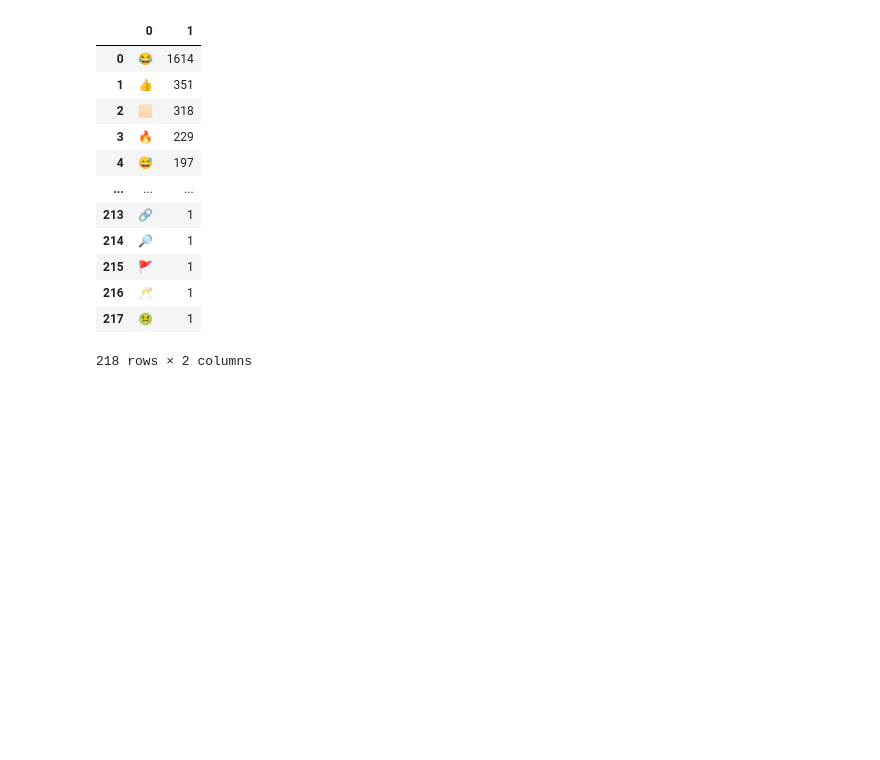
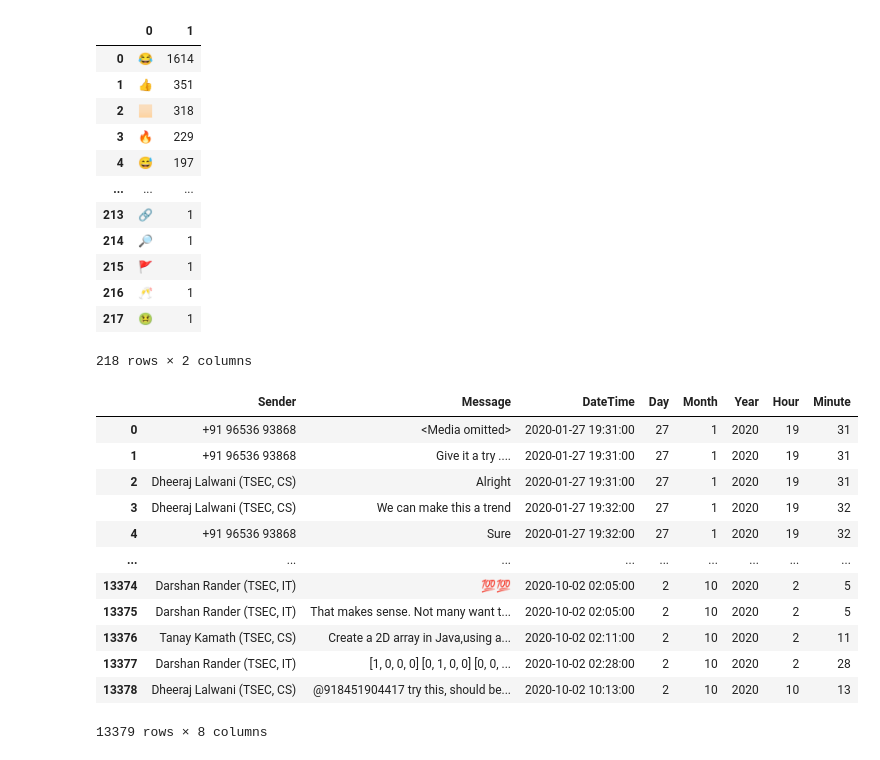
Before and after one commit to sumitkudale21/whatsapp-chat-analysis, a Jupyter notebook: wapp.ipynb, the cells around one changed output. Saved outputs shown, nothing was run; the diff lists cells and outputs as text; code cells hidden in the pictures; blank space fills up the shorter version.

```diff
--- a/wapp.ipynb
+++ b/wapp.ipynb
@@ -380,3 +378,19 @@ pd.DataFrame(Counter(emojis).most_common(len(Counter(emojis))))
 | 216 | 🥂 | 1 |
 | 217 | 🤢 | 1 |
 218 rows × 2 columns
+# %%
+df
+# %% [output]
+|  | Sender | Message | DateTime | Day | Month | Year | Hour | Minute |
+| 0 | +91 96536 93868 | <Media omitted> | 2020-01-27 19:31:00 | 27 | 1 | 2020 | 19 | 31 |
+| 1 | +91 96536 93868 | Give it a try .... | 2020-01-27 19:31:00 | 27 | 1 | 2020 | 19 | 31 |
+| 2 | Dheeraj Lalwani (TSEC, CS) | Alright | 2020-01-27 19:31:00 | 27 | 1 | 2020 | 19 | 31 |
+| 3 | Dheeraj Lalwani (TSEC, CS) | We can make this a trend | 2020-01-27 19:32:00 | 27 | 1 | 2020 | 19 | 32 |
+| 4 | +91 96536 93868 | Sure | 2020-01-27 19:32:00 | 27 | 1 | 2020 | 19 | 32 |
+| ... | ... | ... | ... | ... | ... | ... | ... | ... |
+| 13374 | Darshan Rander (TSEC, IT) | 💯💯 | 2020-10-02 02:05:00 | 2 | 10 | 2020 | 2 | 5 |
+| 13375 | Darshan Rander (TSEC, IT) | That makes sense. Not many want t... | 2020-10-02 02:05:00 | 2 | 10 | 2020 | 2 | 5 |
+| 13376 | Tanay Kamath (TSEC, CS) | Create a 2D array in Java,using a... | 2020-10-02 02:11:00 | 2 | 10 | 2020 | 2 | 11 |
+| 13377 | Darshan Rander (TSEC, IT) | [1, 0, 0, 0] [0, 1, 0, 0] [0, 0, ... | 2020-10-02 02:28:00 | 2 | 10 | 2020 | 2 | 28 |
+| 13378 | Dheeraj Lalwani (TSEC, CS) | @918451904417 try this, should be... | 2020-10-02 10:13:00 | 2 | 10 | 2020 | 10 | 13 |
+13379 rows × 8 columns
```
Also changed, not shown: parts of 3 cells of this notebook, 2 other files.
